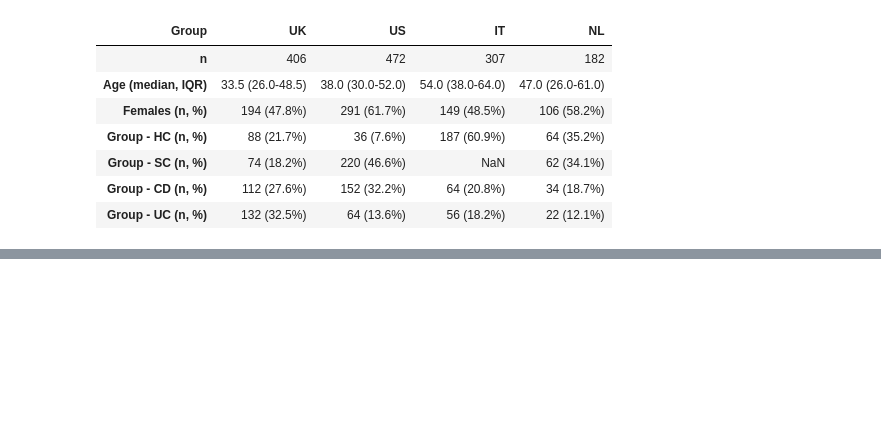
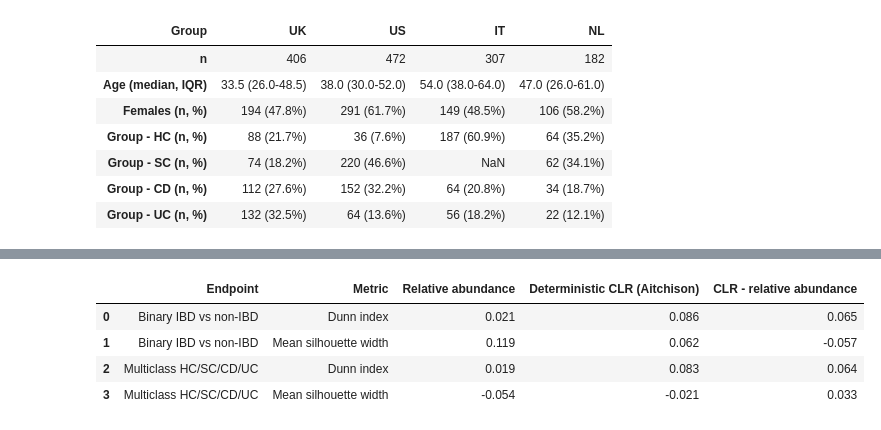
Before and after one commit to kf120/ibd-biom-glycoda, a Jupyter notebook: notebooks/01_similarity_analysis.ipynb, the cells around one changed output, grey strips where cells are left out. Cells and saved outputs as stored; diff of their text form; code cells hidden in the pictures; blank space fills up the shorter version.

```diff
--- a/notebooks/01_similarity_analysis.ipynb
+++ b/notebooks/01_similarity_analysis.ipynb
@@ -179,0 +140,86 @@ _, _ = save_figure_aga_compliant(fig=fig, filename='figure S1', format='tiff', d
+# %%
+binary_geometry = compare_similarity_geometries(
+    binary_similarity,
+    coda_cols,
+    endpoint="Binary IBD vs non-IBD",
+    stratify_col="Cohort",
+    cluster_col="DISEASE",
+    stratum_order=COHORT_ORDER,
+)
+multiclass_geometry = compare_similarity_geometries(
+    multiclass_similarity,
+    coda_cols,
+    endpoint="Multiclass HC/SC/CD/UC",
+    stratify_col="Cohort",
+    cluster_col="DISEASE",
+    stratum_order=COHORT_ORDER,
+)
+
+geometry_metrics = pd.concat(
+    [binary_geometry.metrics, multiclass_geometry.metrics],
+    ignore_index=True,
+)
+mean_metrics = geometry_metrics.groupby(
+    ["Endpoint", "Representation"],
+    observed=True,
+)[["Dunn index", "Mean silhouette width"]].mean().reset_index()
+paired_summary = (
+    mean_metrics.melt(
+        id_vars=["Endpoint", "Representation"],
+        var_name="Metric",
+        value_name="Mean across cohorts",
+    )
+    .pivot(
+        index=["Endpoint", "Metric"],
+        columns="Representation",
+        values="Mean across cohorts",
+    )
+    .reset_index()
+    .rename_axis(columns=None)
+)
+paired_summary["CLR - relative abundance"] = (
+    paired_summary["Deterministic CLR (Aitchison)"]
+    - paired_summary["Relative abundance"]
+)
+paired_summary = paired_summary[
+    [
+        "Endpoint",
+        "Metric",
+        "Relative abundance",
+        "Deterministic CLR (Aitchison)",
+        "CLR - relative abundance",
+    ]
+]
+display(paired_summary.round(3))
+
+summary_lookup = paired_summary.set_index(["Endpoint", "Metric"])
+binary_dunn = summary_lookup.loc[("Binary IBD vs non-IBD", "Dunn index")]
+binary_silhouette = summary_lookup.loc[
+    ("Binary IBD vs non-IBD", "Mean silhouette width")
+]
+multiclass_dunn = summary_lookup.loc[
+    ("Multiclass HC/SC/CD/UC", "Dunn index")
+]
+multiclass_silhouette = summary_lookup.loc[
+    ("Multiclass HC/SC/CD/UC", "Mean silhouette width")
+]
+display(
+    Markdown(
+        "CLR increased the mean Dunn index by "
+        f"{binary_dunn['CLR - relative abundance']:.3f} for the binary endpoint and "
+        f"{multiclass_dunn['CLR - relative abundance']:.3f} for the multiclass endpoint. "
+        "Mean silhouette width decreased by "
+        f"{abs(binary_silhouette['CLR - relative abundance']):.3f} for the binary "
+        "endpoint, but increased by "
+        f"{multiclass_silhouette['CLR - relative abundance']:.3f} for the multiclass "
+        "endpoint and remained negative. CoDA therefore changes the apparent "
+        "clustering structure rather than uniformly improving it; "
+        "the adjusted global test below determines the inferential conclusion."
+    )
+)
+# %% [output]
+|  | Endpoint | Metric | Relative abundance | Deterministic CLR (Aitchison) | CLR - relative abundance |
+| 0 | Binary IBD vs non-IBD | Dunn index | 0.021 | 0.086 | 0.065 |
+| 1 | Binary IBD vs non-IBD | Mean silhouette width | 0.119 | 0.062 | -0.057 |
+| 2 | Multiclass HC/SC/CD/UC | Dunn index | 0.019 | 0.083 | 0.064 |
+| 3 | Multiclass HC/SC/CD/UC | Mean silhouette width | -0.054 | -0.021 | 0.033 |
```
Also changed, not shown: parts of 17 cells of this notebook.
